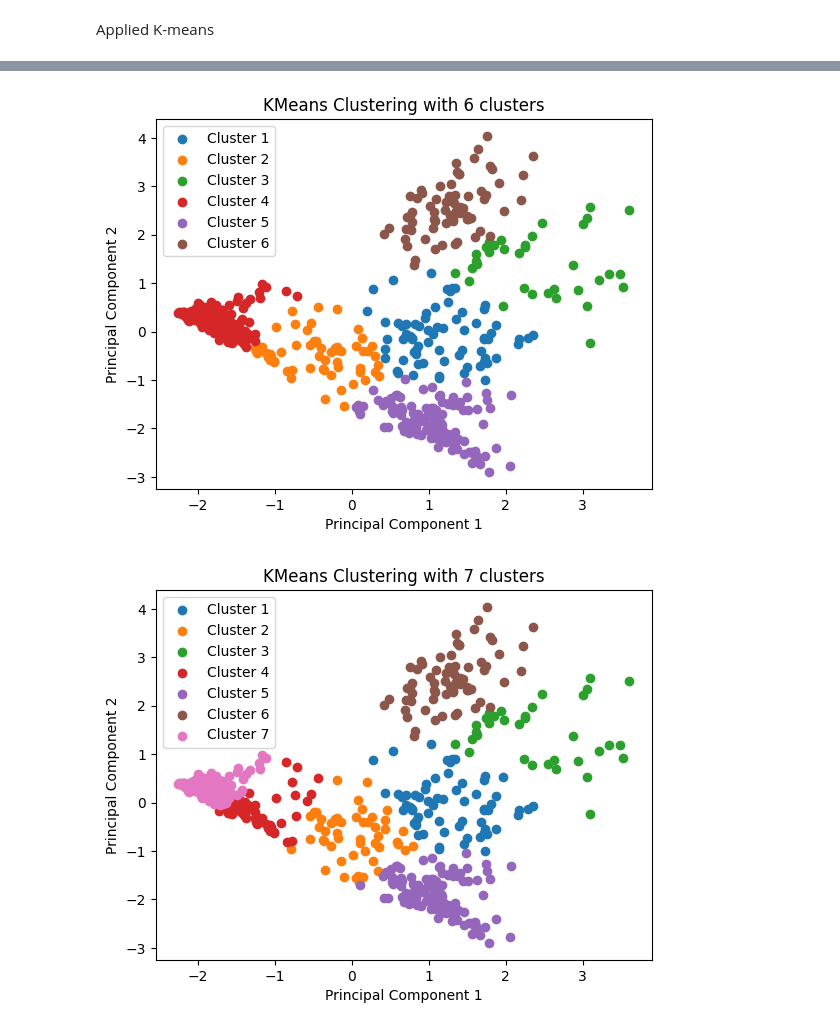
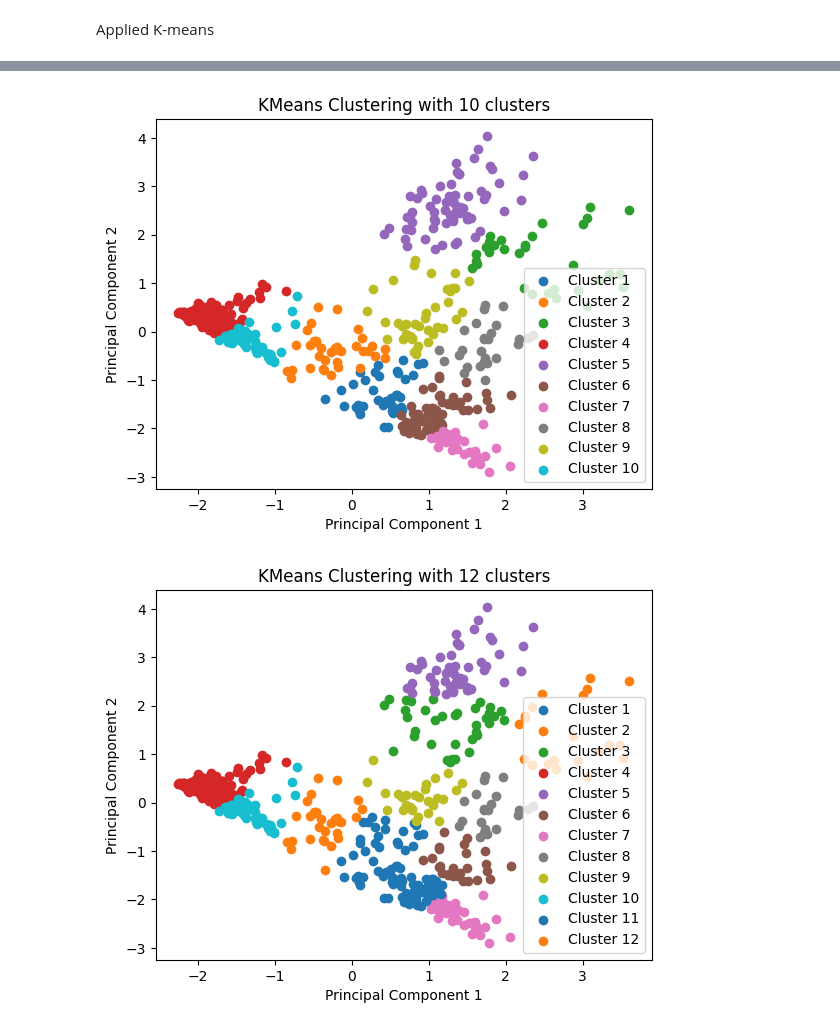
Before and after one commit to gorkemsolun/Fall-Detection, a Jupyter notebook: GE461_Project4_Gorkem_Kadir_Solun_22003214.ipynb, the cells around one changed output, grey strips where cells are left out. Drawn from its saved outputs; the diff is of its cells as text; code cells hidden in the pictures.

```diff
--- a/GE461_Project4_Gorkem_Kadir_Solun_22003214.ipynb
+++ b/GE461_Project4_Gorkem_Kadir_Solun_22003214.ipynb
@@ -236,13 +247,20 @@ def plot_kmeans_results(principal_components, labels, n_clusters):
     plt.show()
 
 
+# Inertia values for different number of clusters
+inertia_values = []
+
 # Apply KMeans clustering to the normalized data withe different number of clusters
-for n_clusters in range(2, 8):
+for n_clusters in range(2, 16):
     kmeans = KMeans(n_clusters=n_clusters, random_state=0)
     kmeans.fit(principal_components_normalized)
     labels = kmeans.labels_
     centroids = kmeans.cluster_centers_
 
-    plot_kmeans_results(principal_components_normalized, labels, n_clusters)
+    inertia_values.append(kmeans.inertia_)
+
+    # Plot the KMeans clustering results for different number of clusters
+    if n_clusters % 2 == 0:
+        plot_kmeans_results(principal_components_normalized, labels, n_clusters)
 # %% [output]
 [figure]
@@ -252,2 +270,2 @@ for n_clusters in range(2, 8):
-[figure, old version]
+[figure, new version]
-[figure, old version]
+[figure, new version]
```
Also changed, not shown: parts of 15 cells of this notebook.
